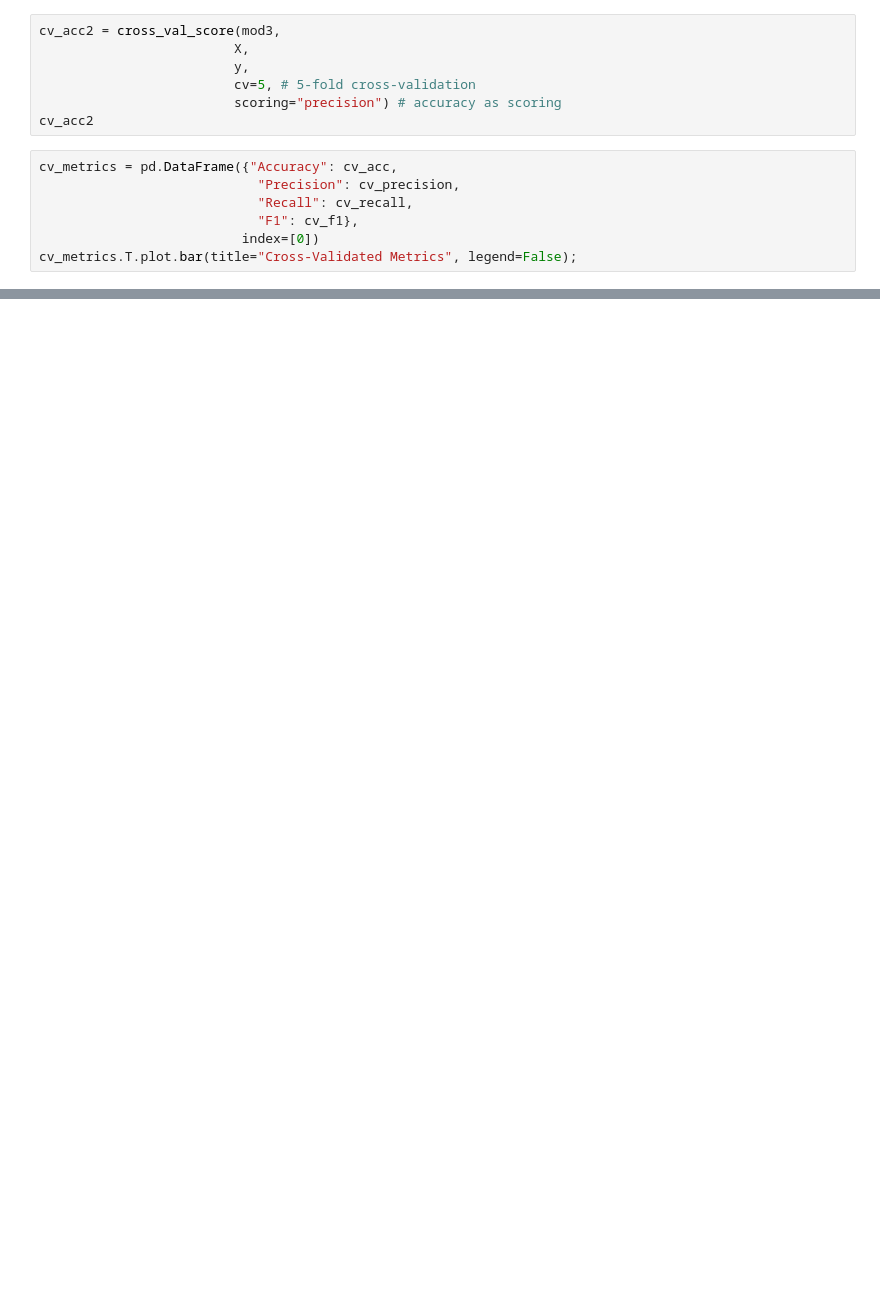
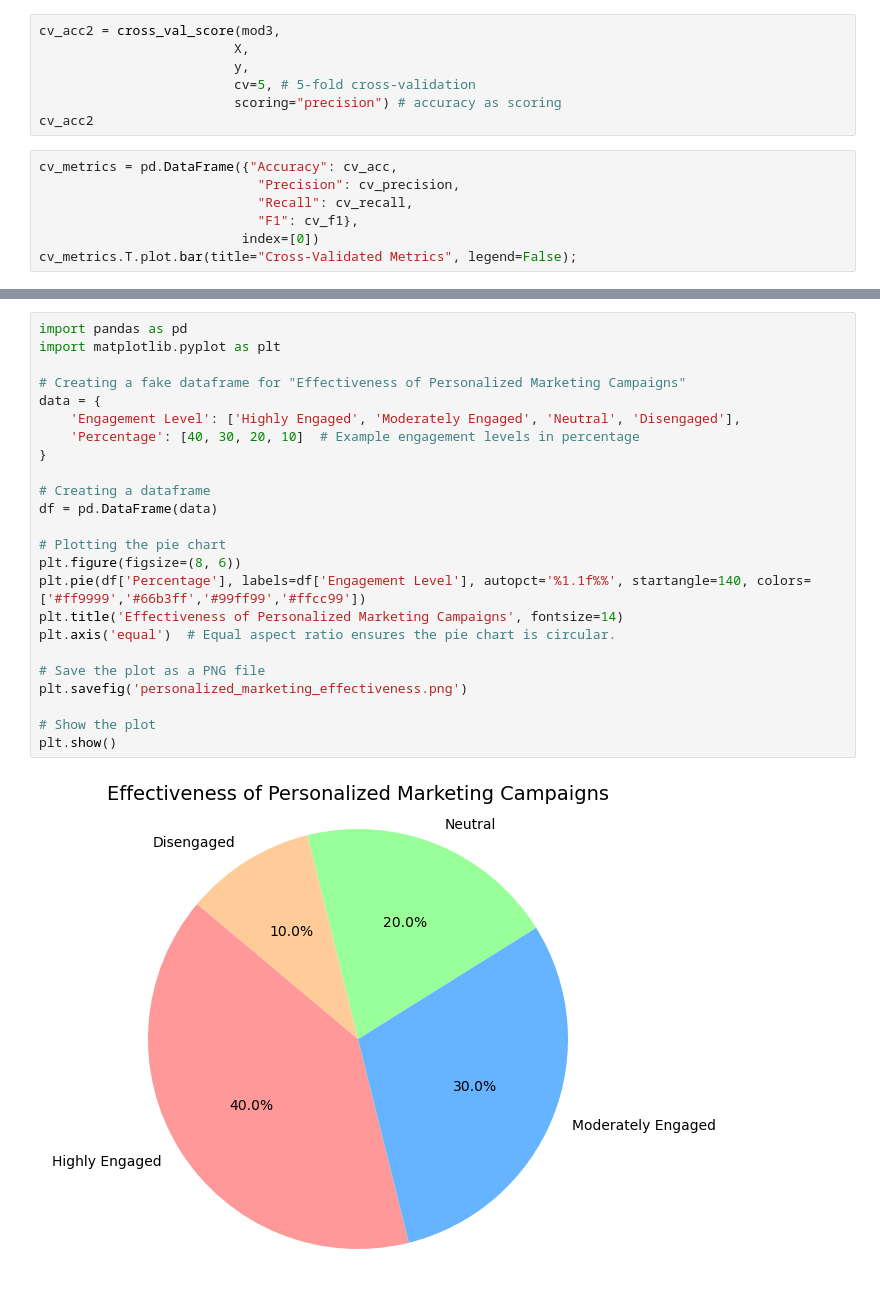
Before and after one commit to Rakkshith14/CreditCard-Fraud-Detection, a Jupyter notebook: ccfraud-model.ipynb, the cells around one changed output, grey strips where cells are left out. Cells and saved outputs as stored; diff of their text form; blank space fills up the shorter version.

```diff
--- a/ccfraud-model.ipynb
+++ b/ccfraud-model.ipynb
@@ -782,0 +864,26 @@ cv_metrics.T.plot.bar(title="Cross-Validated Metrics", legend=False);
+# %%
+import pandas as pd
+import matplotlib.pyplot as plt
+
+# Creating a fake dataframe for "Effectiveness of Personalized Marketing Campaigns"
+data = {
+    'Engagement Level': ['Highly Engaged', 'Moderately Engaged', 'Neutral', 'Disengaged'],
+    'Percentage': [40, 30, 20, 10]  # Example engagement levels in percentage
+}
+
+# Creating a dataframe
+df = pd.DataFrame(data)
+
+# Plotting the pie chart
+plt.figure(figsize=(8, 6))
+plt.pie(df['Percentage'], labels=df['Engagement Level'], autopct='%1.1f%%', startangle=140, colors=['#ff9999','#66b3ff','#99ff99','#ffcc99'])
+plt.title('Effectiveness of Personalized Marketing Campaigns', fontsize=14)
+plt.axis('equal')  # Equal aspect ratio ensures the pie chart is circular.
+
+# Save the plot as a PNG file
+plt.savefig('personalized_marketing_effectiveness.png')
+
+# Show the plot
+plt.show()
+# %% [output]
+[figure, added]
```
Also changed, not shown: parts of 15 cells of this notebook, 1 other file.
